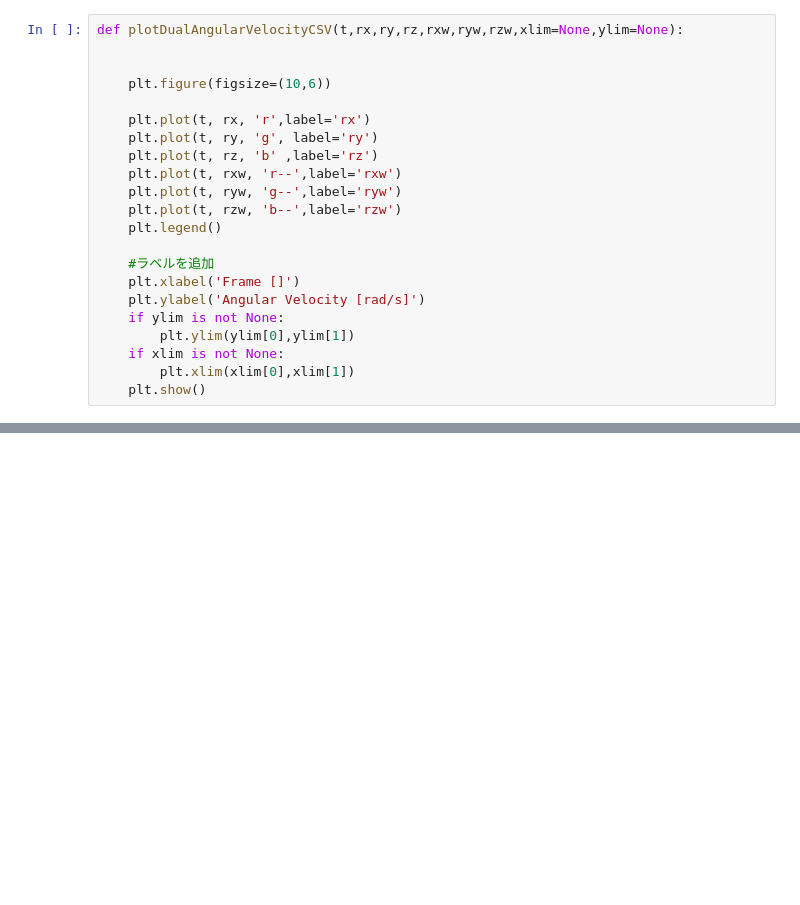
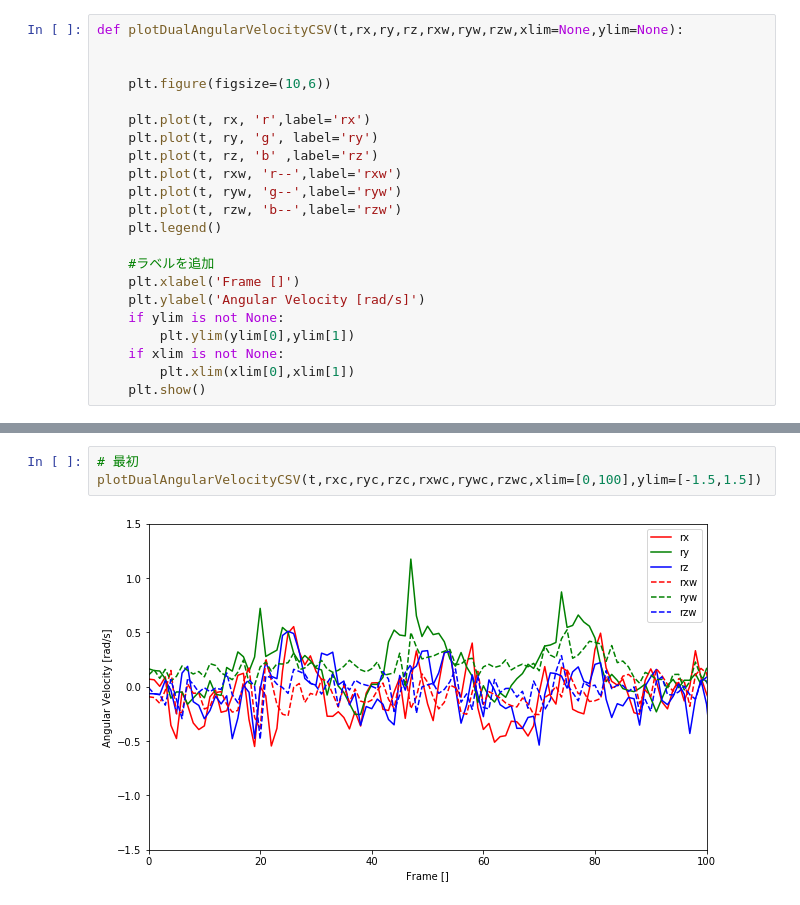
Before and after one commit to yossato/virtualGimbal, a Jupyter notebook: post_processing_software/jupyter/visualize_log.ipynb, the cells around one changed output, grey strips where cells are left out. Saved outputs shown, nothing was run; the diff lists cells and outputs as text; blank space fills up the shorter version.

```diff
--- a/post_processing_software/jupyter/visualize_log.ipynb
+++ b/post_processing_software/jupyter/visualize_log.ipynb
@@ -122,0 +128,5 @@ plotDualAngularVelocityCSV(t,rxc,ryc,rzc,rxwc,rywc,rzwc,xlim=[max(t)-100,max(t)]
+# %%
+# 最初
+plotDualAngularVelocityCSV(t,rxc,ryc,rzc,rxwc,rywc,rzwc,xlim=[0,100],ylim=[-1.5,1.5])
+# %% [output]
+[figure, added]
```
Also changed, not shown: parts of 7 cells of this notebook.
